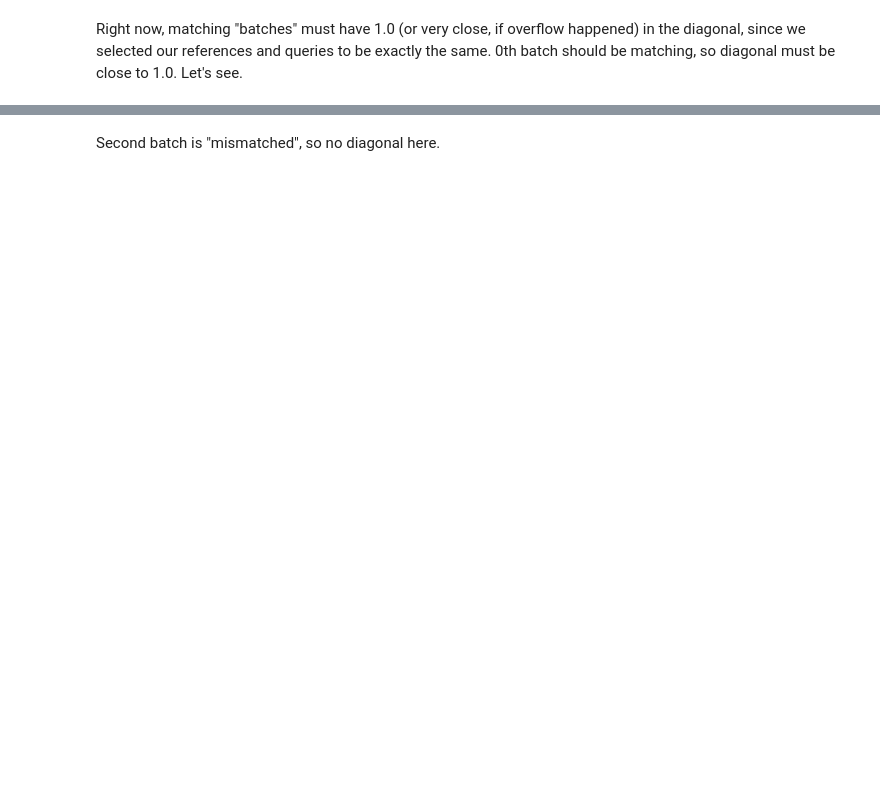
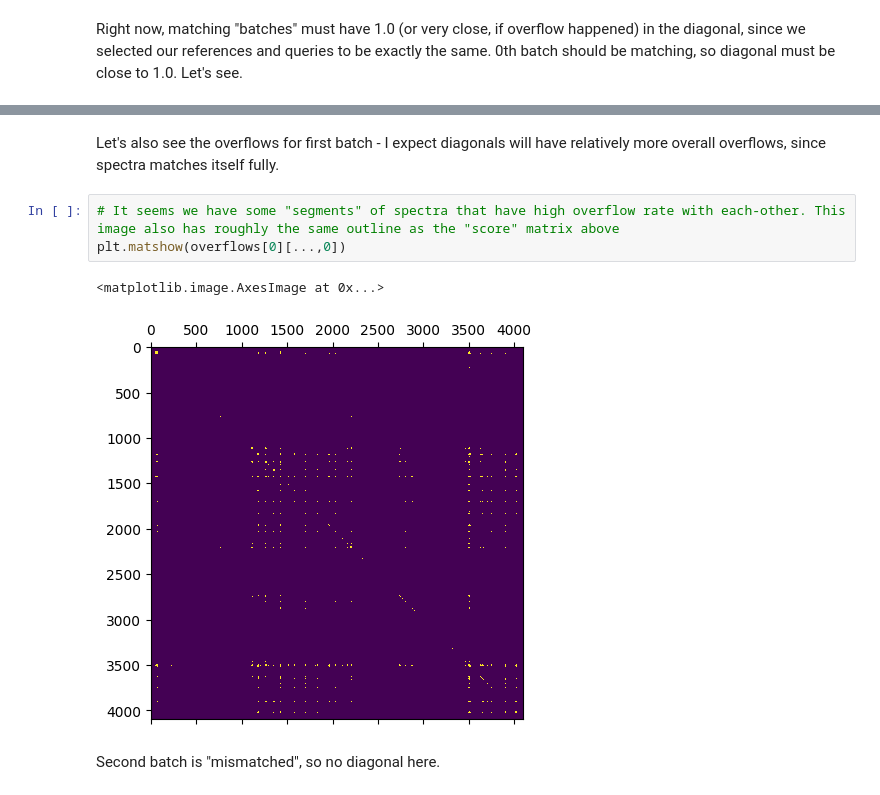
Before and after one commit to tornikeo/cosine-similarity, a Jupyter notebook: cpp/main_cu.ipynb, the cells around one changed output, grey strips where cells are left out. Drawn from its saved outputs; the diff is of its cells as text; blank space fills up the shorter version.

```diff
--- a/cpp/main_cu.ipynb
+++ b/cpp/main_cu.ipynb
@@ -685,3 +722,11 @@ plt.matshow(stream_outputs[0][...,0])
+# %% [markdown]
+Let's also see the overflows for first batch - I expect diagonals will have relatively more overall overflows, since spectra matches itself fully.
+# %%
+# It seems we have some "segments" of spectra that have high overflow rate with each-other. This image also has roughly the same outline as the "score" matrix above
+plt.matshow(overflows[0][...,0])
+# %% [output]
+<matplotlib.image.AxesImage at 0x...>
+[figure, added]
 # %% [markdown]
 Second batch is "mismatched", so no diagonal here.
 # %%
```
Also changed, not shown: parts of 23 cells of this notebook.
